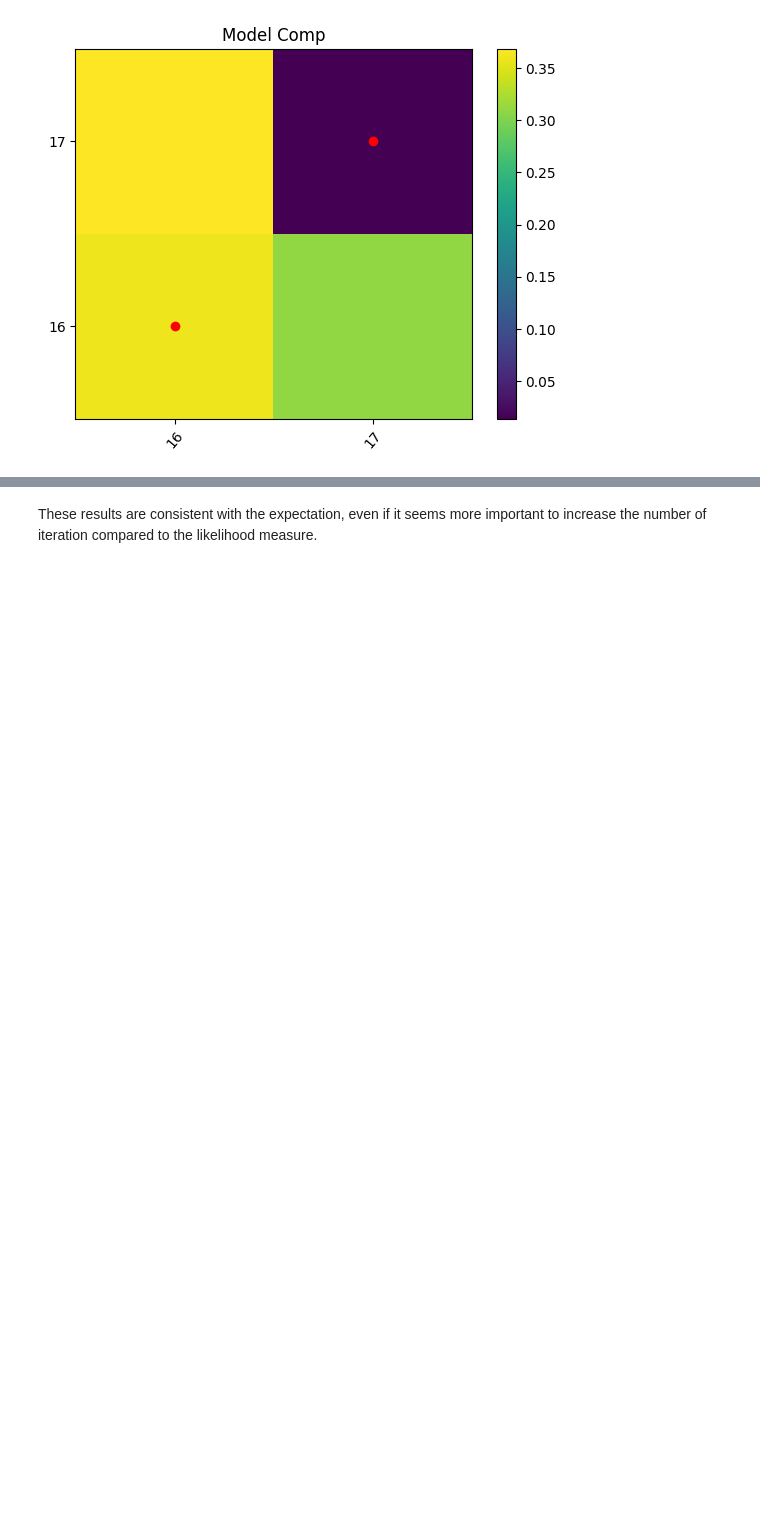
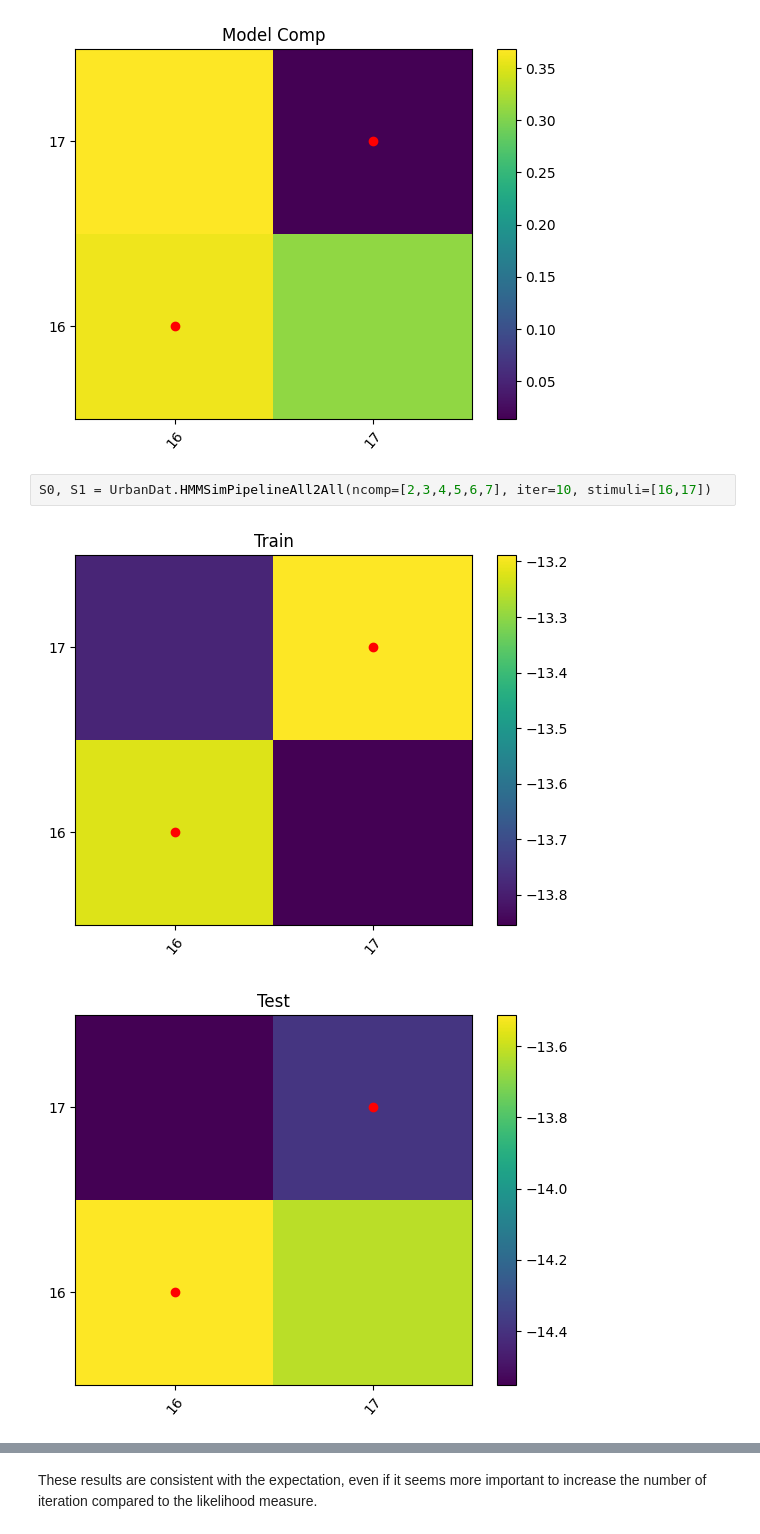
Before and after one commit to nicofilippucci/PyEyeSim, a Jupyter notebook: Notebooks/PyEyeSimHMMValidation.ipynb, the cells around one changed output, grey strips where cells are left out. Cells and saved outputs as stored; diff of their text form; blank space fills up the shorter version.

```diff
--- a/Notebooks/PyEyeSimHMMValidation.ipynb
+++ b/Notebooks/PyEyeSimHMMValidation.ipynb
@@ -137,3 +137,8 @@ S = UrbanDat.HMMSimPiepelineModel2Model(ncomp=[2,3,4,5,6,7], iter=100, stimuli=[
 S = UrbanDat.HMMSimPiepelineModel2Model(ncomp=[2,3,4,5,6,7], iter=100, stimuli=[16,17])
 # %% [output]
 [figure]
+# %%
+S0, S1 = UrbanDat.HMMSimPipelineAll2All(ncomp=[2,3,4,5,6,7], iter=10, stimuli=[16,17])
+# %% [output]
+[figure, added]
+[figure, added]
```
Also changed, not shown: parts of 2 cells of this notebook.
